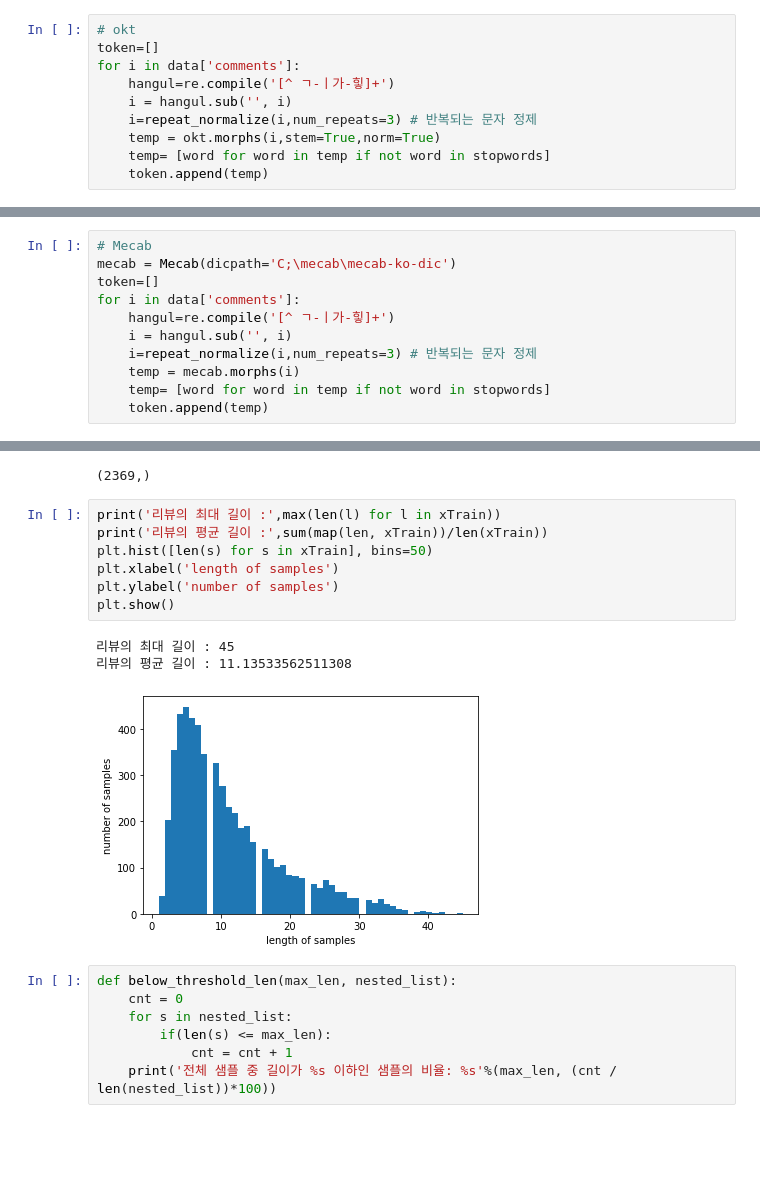
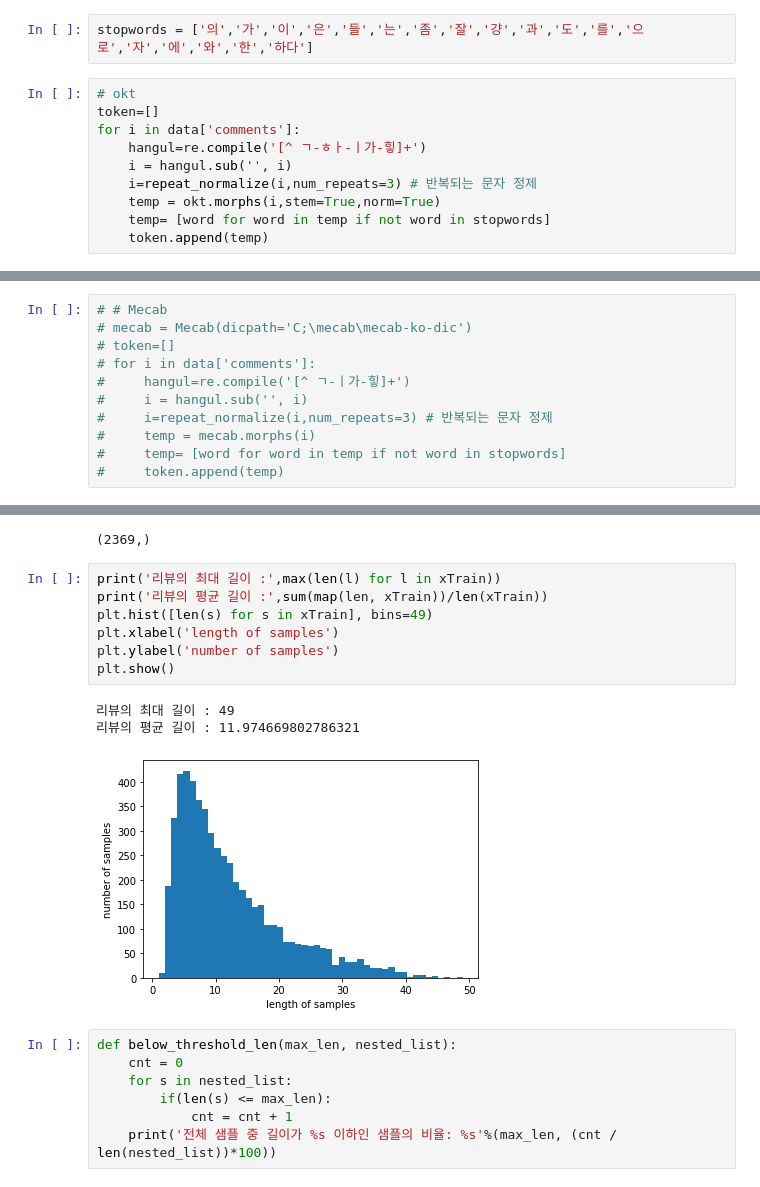
Before and after one commit to Aesol-Ahn/korean-toxic-comments, a Jupyter notebook: JO/noname_20.11.04.ipynb, the cells around one changed output, grey strips where cells are left out. Drawn from its saved outputs; the diff is of its cells as text; blank space fills up the shorter version.

```diff
--- a/JO/noname_20.11.04.ipynb
+++ b/JO/noname_20.11.04.ipynb
@@ -31,8 +46,10 @@ stopwords = df[1].tolist()
+# %%
+stopwords = ['의','가','이','은','들','는','좀','잘','걍','과','도','를','으로','자','에','와','한','하다']
 # %%
 # okt
 token=[]
 for i in data['comments']:
-    hangul=re.compile('[^ ㄱ-ㅣ가-힣]+')
+    hangul=re.compile('[^ ㄱ-ㅎㅏ-ㅣ가-힣]+')
     i = hangul.sub('', i)
     i=repeat_normalize(i,num_repeats=3) # 반복되는 문자 정제
     temp = okt.morphs(i,stem=True,norm=True)
@@ -50,13 +67,13 @@ for i in data['comments']:
 #     temp= [word for word in temp if not word in stopwords]
 #     token.append(temp)
 # %%
-# Mecab
-mecab = Mecab(dicpath='C;\mecab\mecab-ko-dic')
-token=[]
-for i in data['comments']:
-    hangul=re.compile('[^ ㄱ-ㅣ가-힣]+')
-    i = hangul.sub('', i)
-    i=repeat_normalize(i,num_repeats=3) # 반복되는 문자 정제
-    temp = mecab.morphs(i)
-    temp= [word for word in temp if not word in stopwords]
-    token.append(temp)
+# # Mecab
+# mecab = Mecab(dicpath='C;\mecab\mecab-ko-dic')
+# token=[]
+# for i in data['comments']:
+#     hangul=re.compile('[^ ㄱ-ㅣ가-힣]+')
+#     i = hangul.sub('', i)
+#     i=repeat_normalize(i,num_repeats=3) # 반복되는 문자 정제
+#     temp = mecab.morphs(i)
+#     temp= [word for word in temp if not word in stopwords]
+#     token.append(temp)
@@ -174,14 +189,14 @@ yTest.shape
 # %%
 print('리뷰의 최대 길이 :',max(len(l) for l in xTrain))
 print('리뷰의 평균 길이 :',sum(map(len, xTrain))/len(xTrain))
-plt.hist([len(s) for s in xTrain], bins=50)
+plt.hist([len(s) for s in xTrain], bins=49)
 plt.xlabel('length of samples')
 plt.ylabel('number of samples')
 plt.show()
 # %% [output]
-리뷰의 최대 길이 : 45
-리뷰의 평균 길이 : 11.13533562511308
+리뷰의 최대 길이 : 49
+리뷰의 평균 길이 : 11.974669802786321
-[figure, old version]
+[figure, new version]
 # %%
 def below_threshold_len(max_len, nested_list):
     cnt = 0
```
Also changed, not shown: parts of 20 cells of this notebook, 3 other files.
